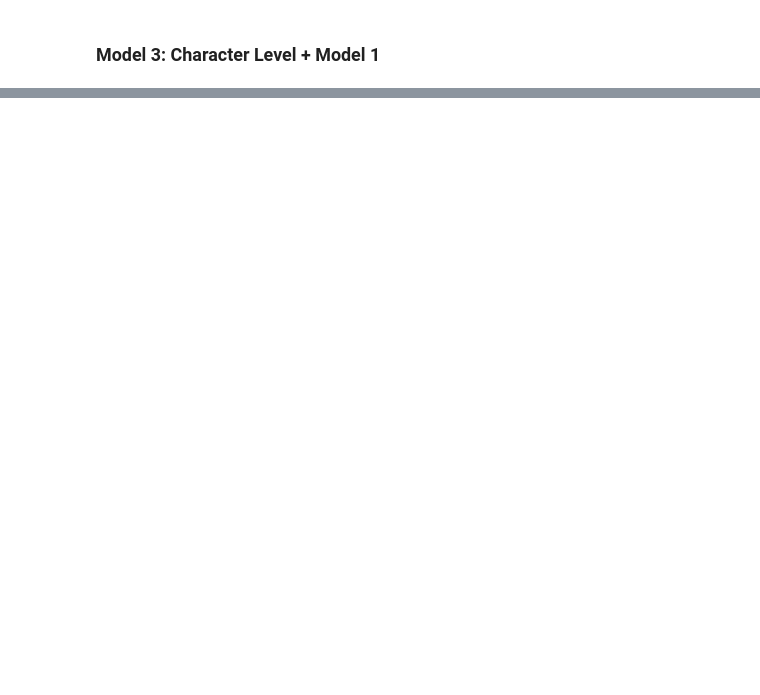
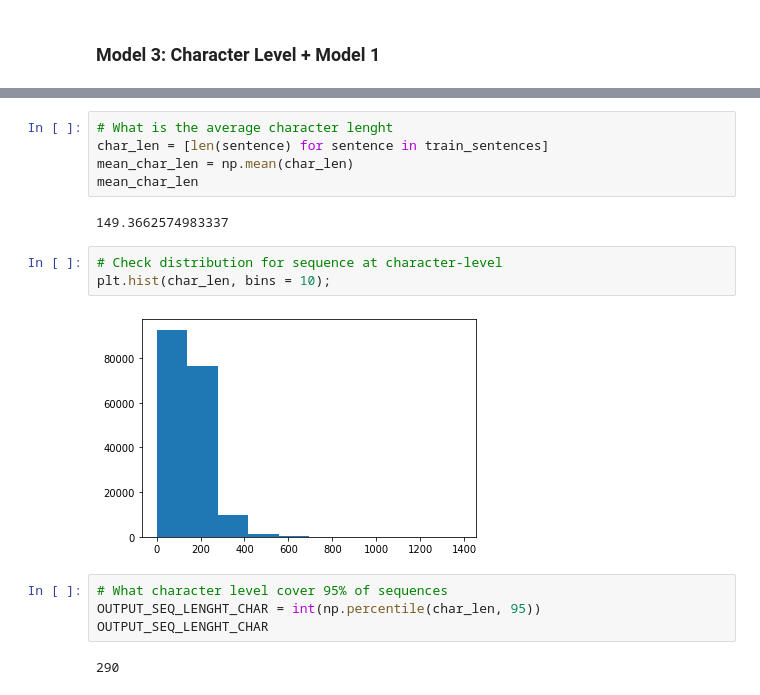
Before and after one commit to vbgupta/Tensorflow-Developer-Cert, a Jupyter notebook: src/notebooks/nlp/skimlit.ipynb, the cells around one changed output, grey strips where cells are left out. Saved outputs shown, nothing was run; the diff lists cells and outputs as text; blank space fills up the shorter version.

```diff
--- a/src/notebooks/nlp/skimlit.ipynb
+++ b/src/notebooks/nlp/skimlit.ipynb
@@ -450,0 +467,18 @@ model_2_results
+# %%
+# What is the average character lenght
+char_len = [len(sentence) for sentence in train_sentences]
+mean_char_len = np.mean(char_len)
+mean_char_len
+# %% [output]
+149.3662574983337
+# %%
+# Check distribution for sequence at character-level
+plt.hist(char_len, bins = 10);
+# %% [output]
+[figure, added]
+# %%
+# What character level cover 95% of sequences
+OUTPUT_SEQ_LENGHT_CHAR = int(np.percentile(char_len, 95))
+OUTPUT_SEQ_LENGHT_CHAR
+# %% [output]
+290
```
Also changed, not shown: parts of 52 cells of this notebook, 5 other files.
